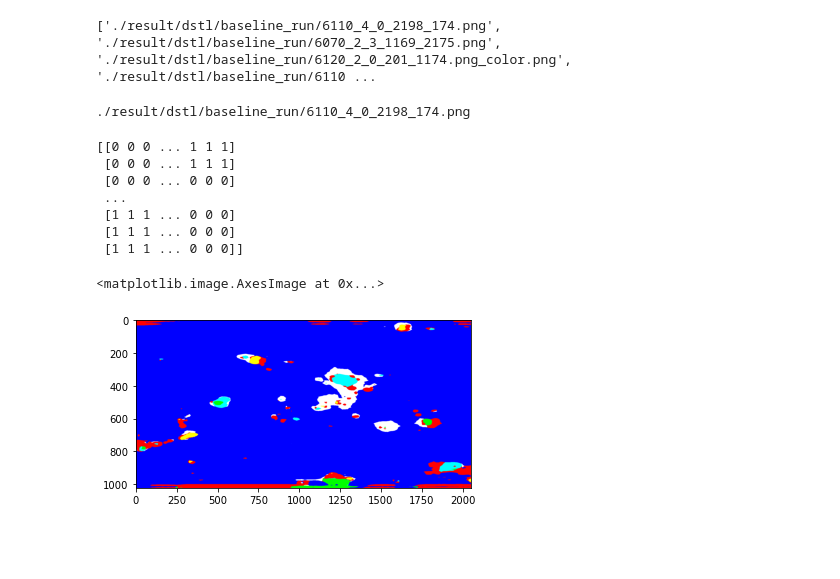
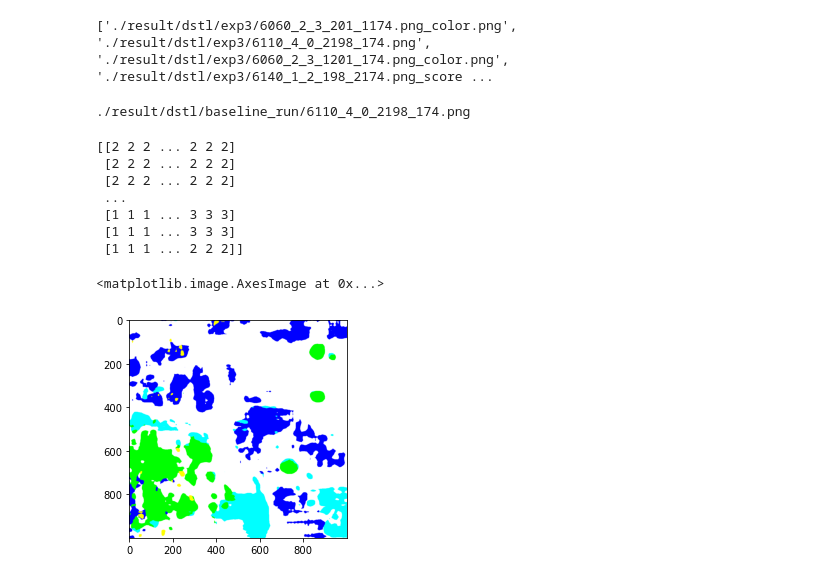
Before and after one commit to josdo/asda, a Jupyter notebook: test_evaluate_dstl.ipynb, the cells around one changed output. Cells and saved outputs as stored; diff of their text form; code cells hidden in the pictures; blank space fills up the shorter version.

Commit message:
visualization notebooks for adversarial evaluation

```diff
--- a/test_evaluate_dstl.ipynb
+++ b/test_evaluate_dstl.ipynb
@@ -30,11 +32,11 @@ ValueError: unknown file extension:
 import sys
 sys.path.append('./')
 
-img_dir = './result/dstl/baseline_run/'
+img_dir = './result/dstl/exp3/'
 paths = ['./' + p.as_posix() for p in pathlib.Path(img_dir).glob('*.png')]
 print(paths)
 # %% [output]
-['./result/dstl/baseline_run/6110_4_0_2198_174.png', './result/dstl/baseline_run/6070_2_3_1169_2175.png', './result/dstl/baseline_run/6120_2_0_201_1174.png_color.png', './result/dstl/baseline_run/6110 ...
+['./result/dstl/exp3/6060_2_3_201_1174.png_color.png', './result/dstl/exp3/6110_4_0_2198_174.png', './result/dstl/exp3/6060_2_3_1201_174.png_color.png', './result/dstl/exp3/6140_1_2_198_2174.png_score ...
 # %%
 print(paths[0])
 # %% [output]
@@ -42,17 +44,17 @@ print(paths[0])
 # %%
 from dataset.dstl_dataset import Dstl
 
-arr = np.asarray(Image.open('./result/dstl/baseline_run/6120_2_0_201_1174.png'))
+arr = np.asarray(Image.open('./result/dstl/exp2/6110_3_1_1198_2174.png'))
 print(arr)
 label = Dstl.decode_target(arr)
 plt.imshow(label)
 # %% [output]
-[[0 0 0 ... 1 1 1]
- [0 0 0 ... 1 1 1]
- [0 0 0 ... 0 0 0]
+[[2 2 2 ... 2 2 2]
+ [2 2 2 ... 2 2 2]
+ [2 2 2 ... 2 2 2]
  ...
- [1 1 1 ... 0 0 0]
- [1 1 1 ... 0 0 0]
- [1 1 1 ... 0 0 0]]
+ [1 1 1 ... 3 3 3]
+ [1 1 1 ... 3 3 3]
+ [1 1 1 ... 2 2 2]]
 <matplotlib.image.AxesImage at 0x...>
-[figure, old version]
+[figure, new version]
```
Also changed, not shown: parts of 5 cells of this notebook, 6 other files.
